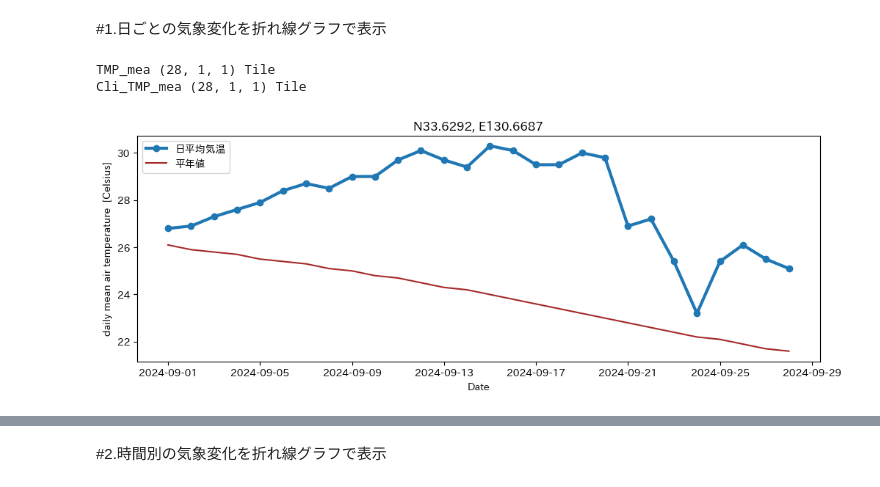
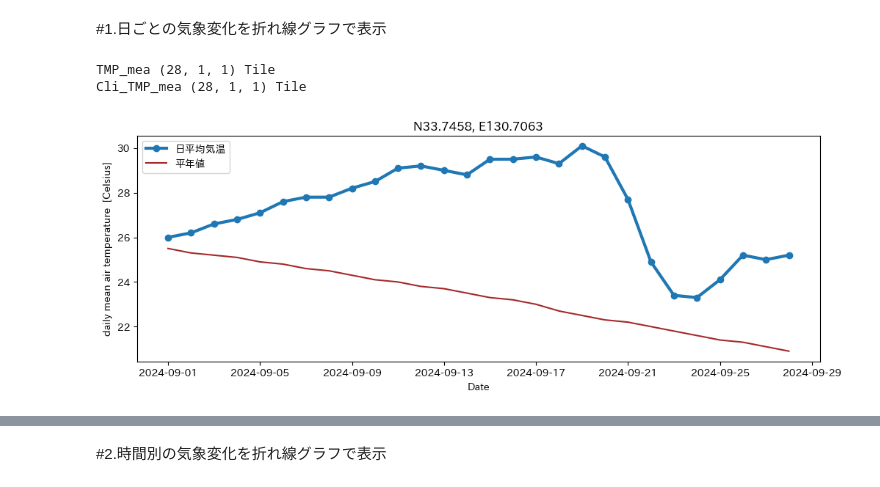
Before and after one commit to 1900690/Agro-Meteorological-Grid-Square-Data, a Jupyter notebook: 1kmメッシュ気象情報.ipynb, the cells around one changed output, grey strips where cells are left out. Saved outputs shown, nothing was run; the diff lists cells and outputs as text; code cells hidden in the pictures.

```diff
--- a/1kmメッシュ気象情報.ipynb
+++ b/1kmメッシュ気象情報.ipynb
@@ -107,8 +107,8 @@ itsu= [初め, 終わり]
 #@markdown ###位置の指定
 
 #@markdown ※６桁あれば十分
-緯度 = 33.6294 # @param {type:"number"}
-経度 = 130.667 # @param {type:"number"}
+緯度 = 33.7487 # @param {type:"number"}
+経度 = 130.703 # @param {type:"number"}
 
 doko= [緯度,緯度,経度,経度]
 
@@ -118,34 +118,34 @@ doko= [緯度,緯度,経度,経度]
 平年値 = True # @param {type:"boolean"}
 cli=平年値
 
 # 設定に基づき気象データを取得
 if cli==True:
   #設定に基づき気象データを取得
   data, tim, lat, lon = amd.GetMetData(nani, itsu, doko)
   Ta = data[:,0,0]     #入れ物の入れ替え(3次元から1次元へ)
   #設定に基づき平年値を取得
   data,tim,lat,lon,nam,uni = amd.GetMetData(nani,itsu,doko,cli=True,namuni=True)  # 戻り値は6個になる
   Tn = data[:,0,0]   #入れ物の入れ替え(3次元から1次元へ)
   amd.linefig(tim, Ta,
       title=f'N{lat[0]:.4f}, E{lon[0]:.4f}',
       ylabel=f'{nam}  [{uni}]',
       llabel=欲しい情報,
       ref=Tn,
       filename="日別"+欲しい情報+str(f'N{lat[0]:.4f}, E{lon[0]:.4f}')+'.png',
       llabelref='平年値')
 else:
   data, tim, lat, lon,nam,uni = amd.GetMetData(nani, itsu, doko,namuni=True)
   Ta = data[:,0,0]     #入れ物の入れ替え(3次元から1次元へ)
   amd.linefig(tim, Ta,
       title=f'N{lat[0]:.4f}, E{lon[0]:.4f}',
       ylabel=f'{nam}  [{uni}]',
       llabel=欲しい情報,
       filename="日別"+欲しい情報+str(f'N{lat[0]:.4f}, E{lon[0]:.4f}')+'.png',
       llabelref='平年値')
 # %% [output]
 TMP_mea (28, 1, 1) Tile
 Cli_TMP_mea (28, 1, 1) Tile
-[figure, old version]
+[figure, new version]
 # %%
 #@title グラフをダウンロード
 files.download("日別"+欲しい情報+str(f'N{lat[0]:.4f}, E{lon[0]:.4f}')+'.png')
```
Also changed, not shown: parts of 1 cell of this notebook.
